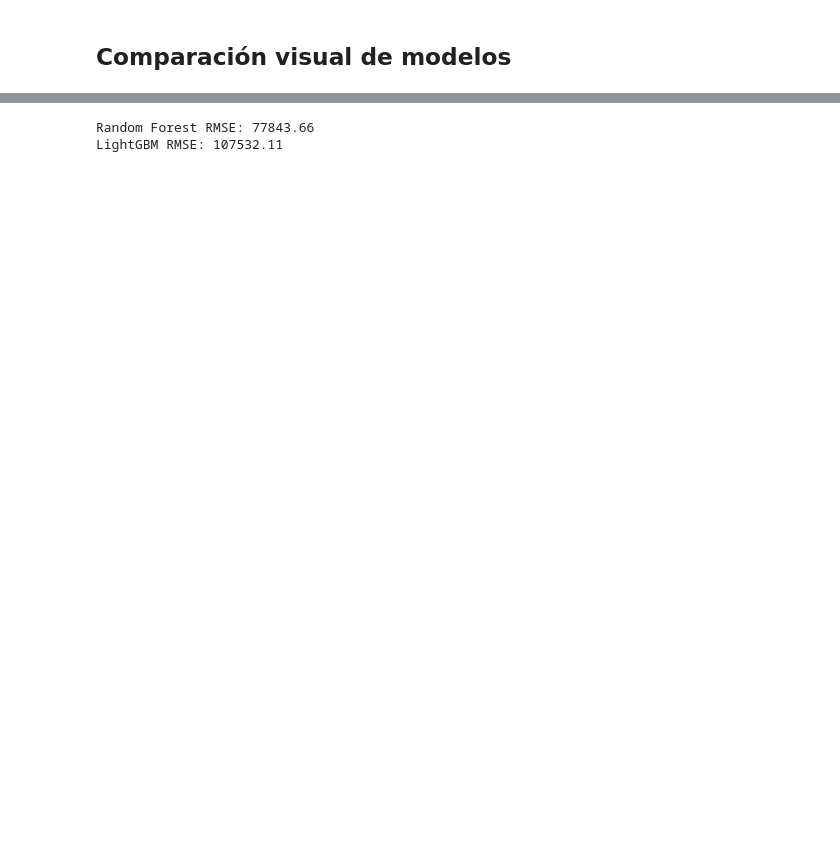
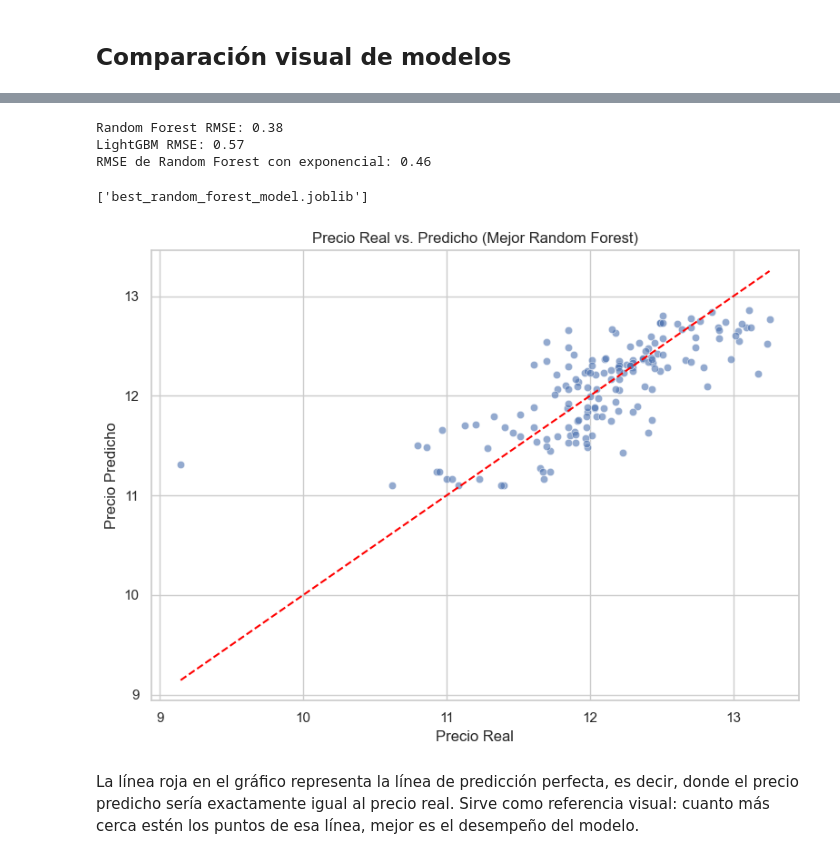
Before and after one commit to RupnikF/TP-73.84-ZonaProp, a Jupyter notebook: prediccion_precios_inmuebles_tuned.ipynb, the cells around one changed output, grey strips where cells are left out. Cells and saved outputs as stored; diff of their text form; code cells hidden in the pictures; blank space fills up the shorter version.

Commit message:
chore: using log1 for price

```diff
--- a/prediccion_precios_inmuebles_tuned.ipynb
+++ b/prediccion_precios_inmuebles_tuned.ipynb
@@ -270,6 +270,31 @@ lgb_rmse = np.sqrt(mean_squared_error(y_test, lgb_y_pred))
 
 print(f"Random Forest RMSE: {rf_rmse:.2f}")
 print(f"LightGBM RMSE: {lgb_rmse:.2f}")
+# np.log1p(price) se aplico, entonces hacemos lo reverso
+print(f"RMSE de Random Forest con exponencial: {np.expm1(rf_rmse):.2f}")
 # %% [output]
-Random Forest RMSE: 77843.66
-LightGBM RMSE: 107532.11
+Random Forest RMSE: 0.38
+LightGBM RMSE: 0.57
+RMSE de Random Forest con exponencial: 0.46
+# %%
+#Dump the best random forest model
+import joblib
+joblib.dump(rf_model, 'best_random_forest_model.joblib')
+# %% [output]
+['best_random_forest_model.joblib']
+# %%
+
+plt.figure(figsize=(8, 6))
+sns.scatterplot(x=y_test, y=rf_y_pred, alpha=0.6)
+plt.plot([y_test.min(), y_test.max()], [y_test.min(), y_test.max()], color='red', linestyle='--')
+plt.xlabel("Precio Real")
+plt.ylabel("Precio Predicho")
+plt.title("Precio Real vs. Predicho (Mejor Random Forest)")
+plt.tight_layout()
+plt.show()
+# %% [output]
+[figure, added]
+# %% [markdown]
+
+
+La línea roja en el gráfico representa la línea de predicción perfecta, es decir, donde el precio predicho sería exactamente igual al precio real. Sirve como referencia visual: cuanto más cerca estén los puntos de esa línea, mejor es el desempeño del modelo.
```
Also changed, not shown: parts of 7 cells of this notebook, 2 other files.
